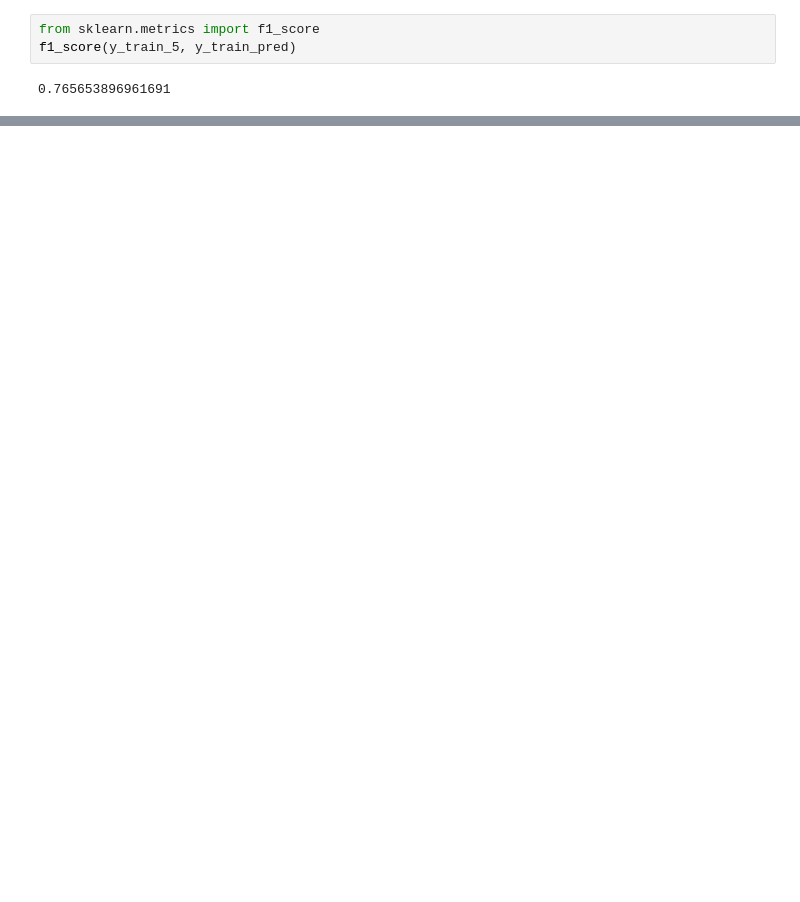
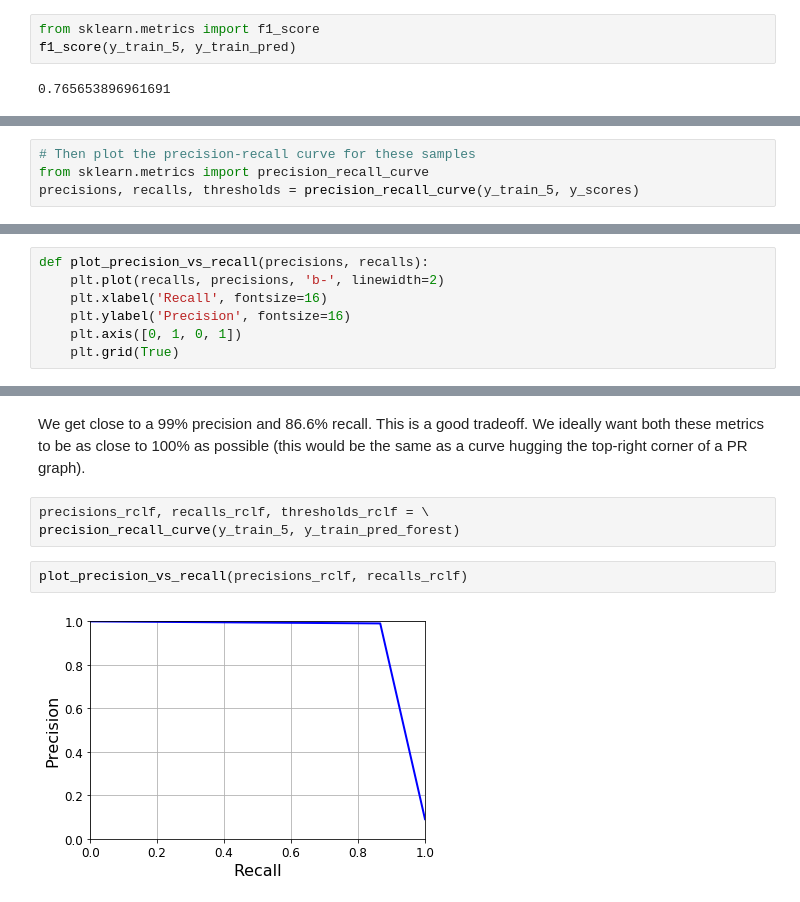
Before and after one commit to SMS-NED16/FYP-DL, a Jupyter notebook: ML-Hands-On/03_mnist_classification/03_mnist_classification.ipynb, the cells around one changed output, grey strips where cells are left out. Cells and saved outputs as stored; diff of their text form; blank space fills up the shorter version.

```diff
--- a/ML-Hands-On/03_mnist_classification/03_mnist_classification.ipynb
+++ b/ML-Hands-On/03_mnist_classification/03_mnist_classification.ipynb
@@ -332,0 +370,4 @@ f1_score(y_train_5, y_train_pred)
+# %%
+# Then plot the precision-recall curve for these samples
+from sklearn.metrics import precision_recall_curve
+precisions, recalls, thresholds = precision_recall_curve(y_train_5, y_scores)
@@ -332,0 +391,7 @@ f1_score(y_train_5, y_train_pred)
+# %%
+def plot_precision_vs_recall(precisions, recalls):
+    plt.plot(recalls, precisions, 'b-', linewidth=2)
+    plt.xlabel('Recall', fontsize=16)
+    plt.ylabel('Precision', fontsize=16)
+    plt.axis([0, 1, 0, 1])
+    plt.grid(True)
@@ -332,0 +538,9 @@ f1_score(y_train_5, y_train_pred)
+# %% [markdown]
+We get close to a 99% precision and 86.6% recall. This is a good tradeoff. We ideally want both these metrics to be as close to 100% as possible (this would be the same as a curve hugging the top-right corner of a PR graph).
+# %%
+precisions_rclf, recalls_rclf, thresholds_rclf = \
+precision_recall_curve(y_train_5, y_train_pred_forest)
+# %%
+plot_precision_vs_recall(precisions_rclf, recalls_rclf)
+# %% [output]
+[figure, added]
```
Also changed, not shown: parts of 45 cells of this notebook.
